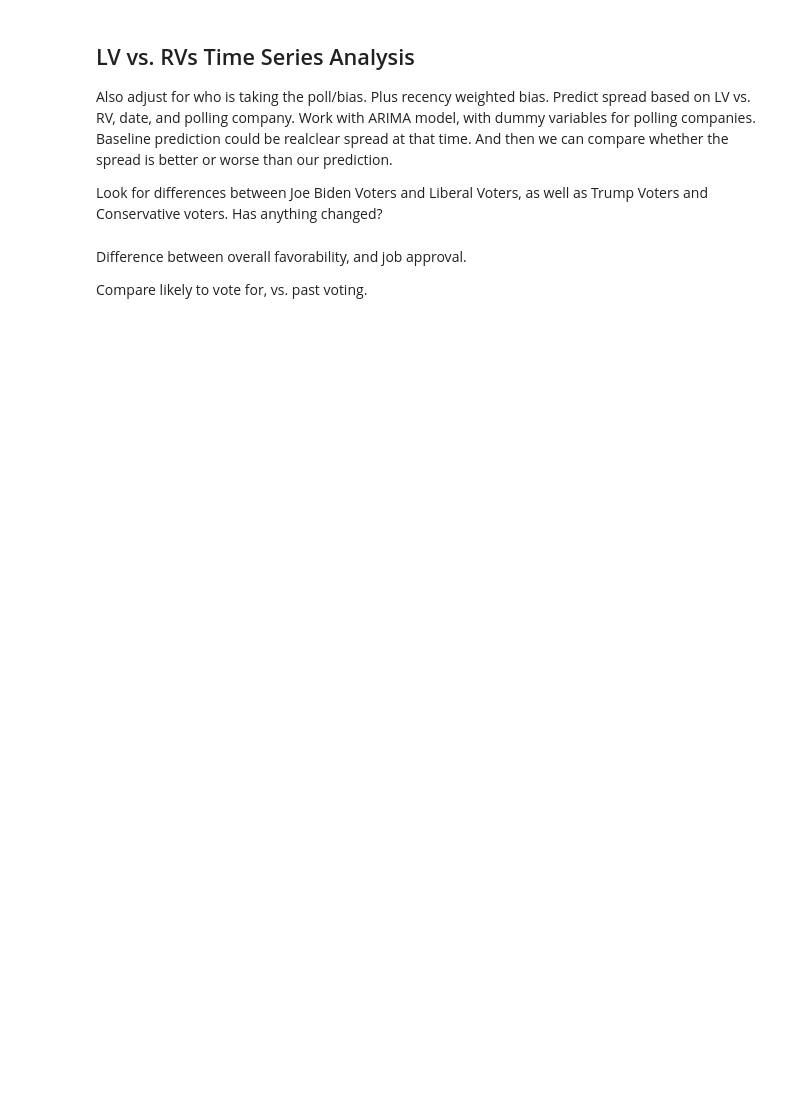
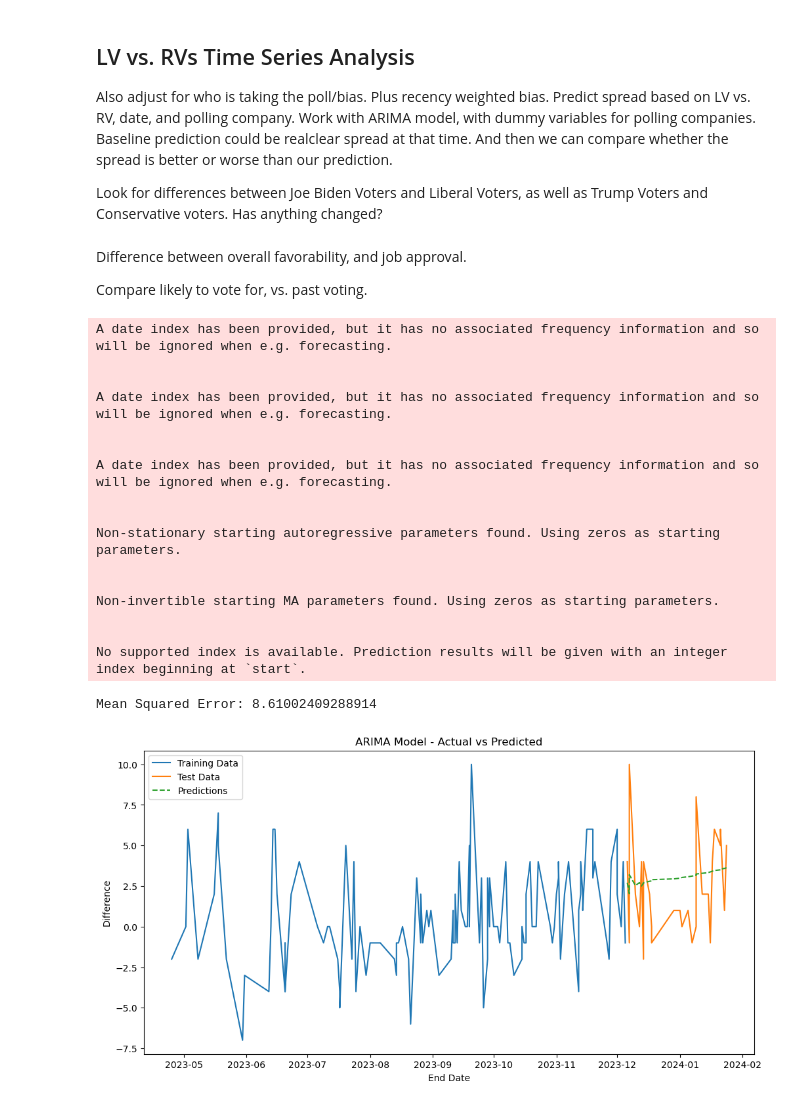
Before and after one commit to robertfeldstein/Election2024, a Jupyter notebook: polldatatesting.ipynb, the cells around one changed output. Saved outputs shown, nothing was run; the diff lists cells and outputs as text; code cells hidden in the pictures; blank space fills up the shorter version.

Commit message:
Added More Polling Data

```diff
--- a/polldatatesting.ipynb
+++ b/polldatatesting.ipynb
@@ -114,0 +105,61 @@ Compare likely to vote for, vs. past voting.
+# %%
+#Time Series Modeling (ARIMA)
+
+#Spread = Poll Company + Type of Voter + Date + Sample Size?
+
+from statsmodels.tsa.arima.model import ARIMA
+from sklearn.metrics import mean_squared_error
+
+ndf = df.copy()
+
+
+ndf.set_index('End Date', inplace=True)
+ndf.sort_index(inplace=True)
+
+
+
+# Train-Test Split
+train_size = int(len(ndf) * 0.8)
+train, test = ndf[:train_size], ndf[train_size:]
+
+# ARIMA Model
+order = (3, 2, 2)  # Set appropriate values for p, d, q
+model = ARIMA(train['Difference'], order=order)
+fit_model = model.fit()
+
+# Model Prediction
+predictions = fit_model.predict(start=len(train), end=len(train) + len(test) - 1, typ='levels')
+
+# Model Evaluation
+mse = mean_squared_error(test['Difference'], predictions)
+print(f'Mean Squared Error: {mse}')
+
+plt.figure(figsize=(12, 6))
+plt.plot(train.index, train['Difference'], label='Training Data')
+plt.plot(test.index, test['Difference'], label='Test Data')
+plt.plot(test.index, predictions, label='Predictions', linestyle='dashed')
+
+plt.title('ARIMA Model - Actual vs Predicted')
+plt.xlabel('End Date')
+plt.ylabel('Difference')
+plt.legend()
+plt.show()
+# %% [output]
+A date index has been provided, but it has no associated frequency information and so will be ignored when e.g. forecasting.
+
+
+A date index has been provided, but it has no associated frequency information and so will be ignored when e.g. forecasting.
+
+
+A date index has been provided, but it has no associated frequency information and so will be ignored when e.g. forecasting.
+
+
+Non-stationary starting autoregressive parameters found. Using zeros as starting parameters.
+
+
+Non-invertible starting MA parameters found. Using zeros as starting parameters.
+
+
+No supported index is available. Prediction results will be given with an integer index beginning at `start`.
+Mean Squared Error: 8.61002409288914
+[figure, added]
```
Also changed, not shown: parts of 3 cells of this notebook.
